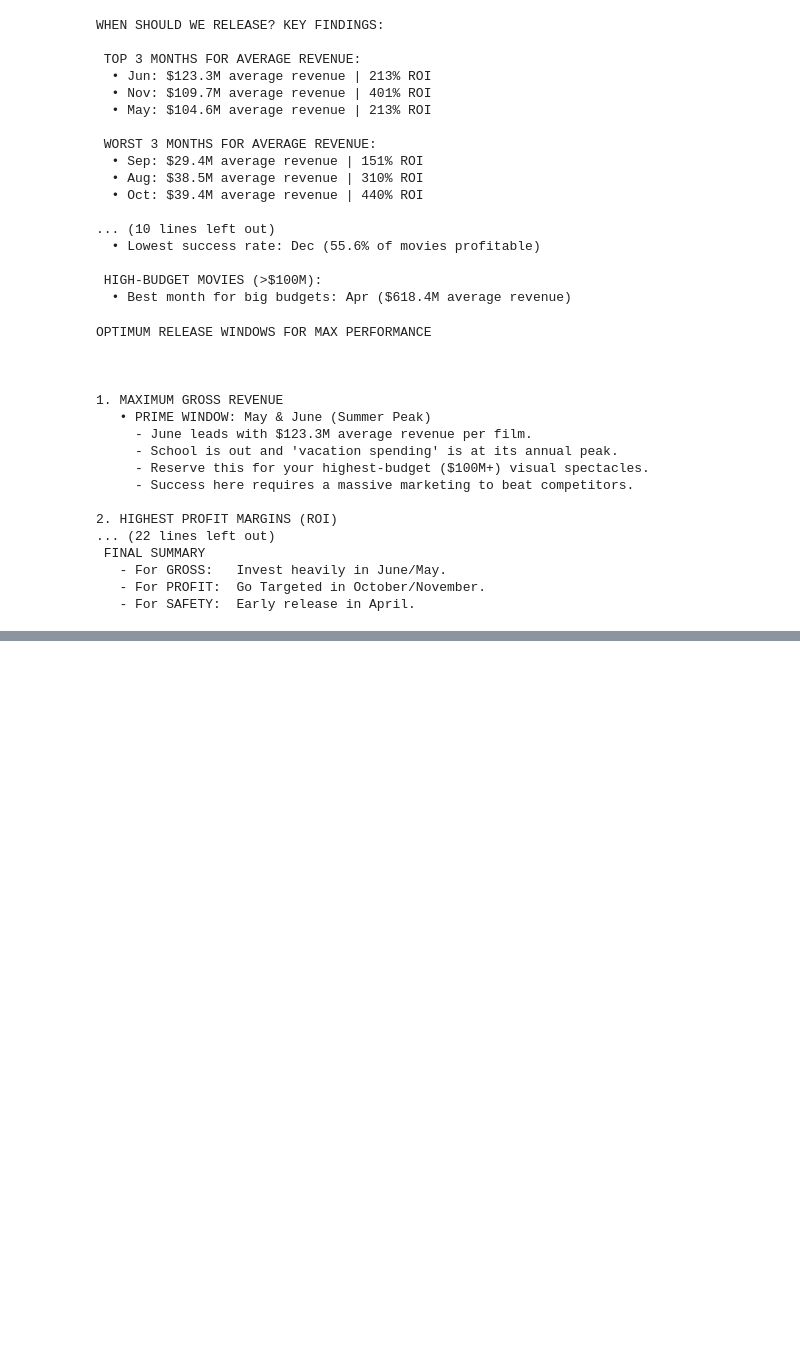
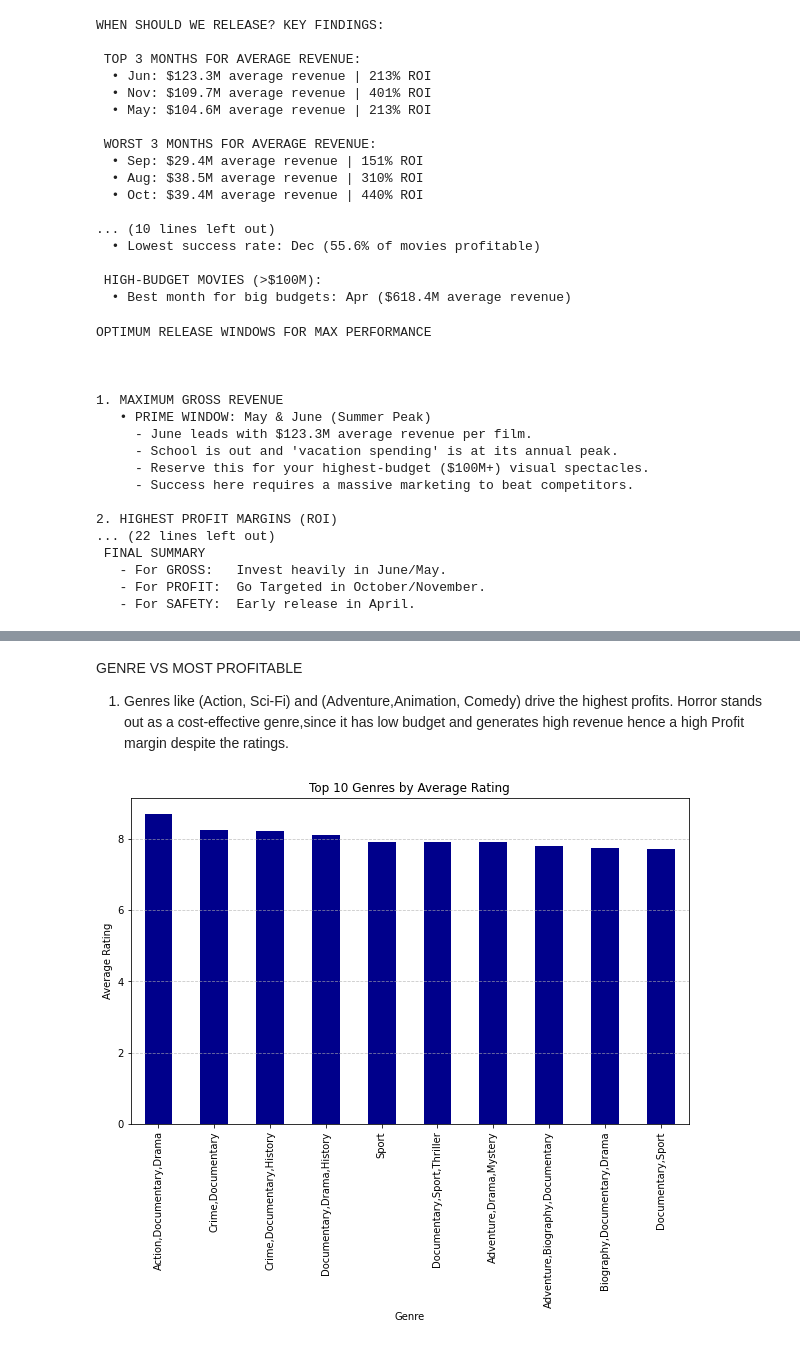
Before and after one commit to Iamwangui/Group1_Movies_Analysis_Project, a Jupyter notebook: movies_analysis.ipynb, the cells around one changed output, grey strips where cells are left out. Drawn from its saved outputs; the diff is of its cells as text; code cells hidden in the pictures; blank space fills up the shorter version.

```diff
--- a/movies_analysis.ipynb
+++ b/movies_analysis.ipynb
@@ -922,0 +1158,20 @@ OPTIMUM RELEASE WINDOWS FOR MAX PERFORMANCE
+# %% [markdown]
+GENRE VS MOST PROFITABLE
+1. Genres like (Action, Sci-Fi) and (Adventure,Animation, Comedy) drive the highest profits. Horror stands out as a cost-effective genre,since it has low budget and generates high revenue hence a high Profit margin despite the ratings.
+# %%
+# Average rating per genre
+genre_ratings = df.groupby('genres')['averagerating'].mean().sort_values(ascending=False)
+
+# Plot top 5 genres by rating
+plt.figure(figsize=(10,6))
+genre_ratings.head(10).plot(kind='bar', color='darkblue')
+
+# Labels and title
+plt.xlabel('Genre')
+plt.ylabel('Average Rating')
+plt.title('Top 10 Genres by Average Rating')
+
+plt.grid(axis='y', linestyle='--', alpha=0.7)
+plt.show()
+# %% [output]
+[figure, added]
```
Also changed, not shown: parts of 20 cells of this notebook.
